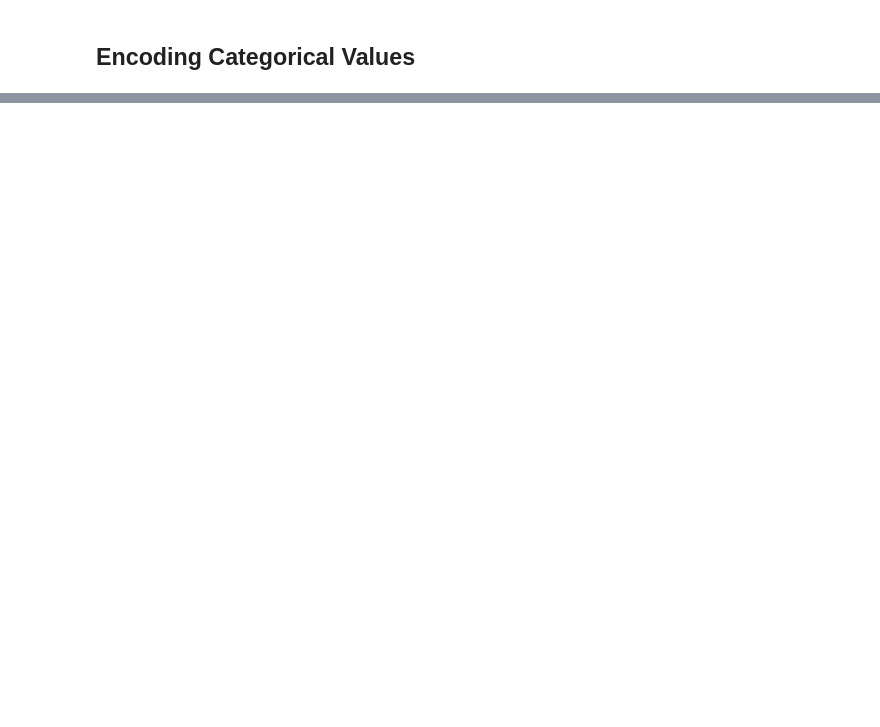
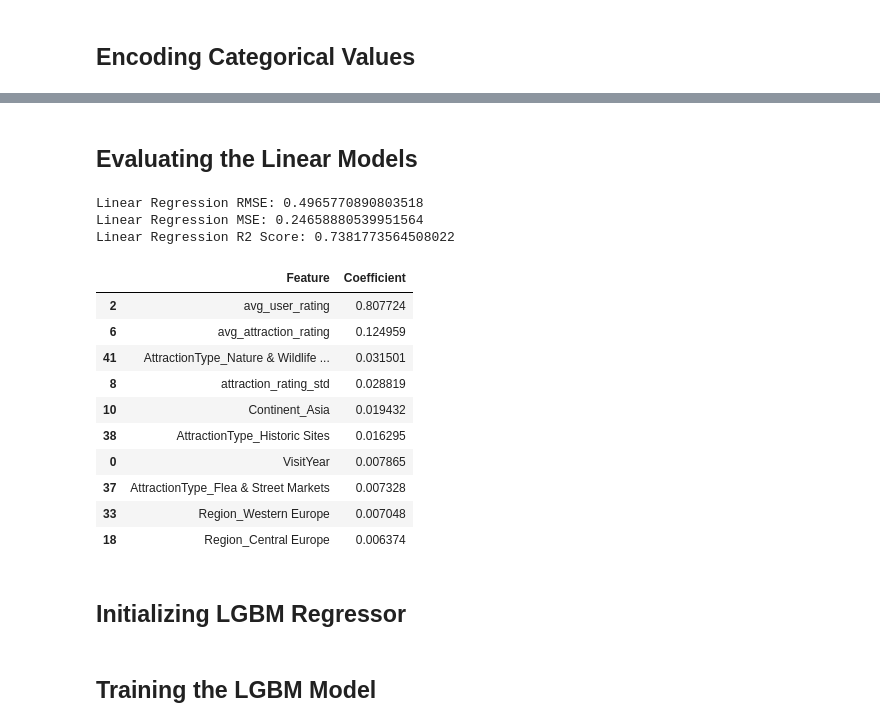
Before and after one commit to shabbu8111999/Tourism_Experience_Analytics, a Jupyter notebook: jupyter/Tourism_Experience.ipynb, the cells around one changed output, grey strips where cells are left out. Saved outputs shown, nothing was run; the diff lists cells and outputs as text; code cells hidden in the pictures; blank space fills up the shorter version.

```diff
--- a/jupyter/Tourism_Experience.ipynb
+++ b/jupyter/Tourism_Experience.ipynb
@@ -1112,0 +1238,3 @@ clean_df.shape
+# %%
+y = clean_df['Rating']
+X = clean_df.drop(columns=['Rating', 'VisitMode_encoded', 'VisitMode'])
@@ -1112,0 +1243,7 @@ clean_df.shape
+# %%
+X_train, X_test, y_train, y_test = train_test_split(
+    X,
+    y,
+    test_size=0.2,
+    random_state=42
+)
@@ -1112,0 +1256,5 @@ clean_df.shape
+# %%
+scaler = StandardScaler()
+
+X_train_scaled = scaler.fit_transform(X_train)
+X_test_scaled = scaler.transform(X_test)
@@ -1112,0 +1291,40 @@ clean_df.shape
+# %% [markdown]
+## Evaluating the Linear Models
+# %%
+# calculating RMSE
+rmse = np.sqrt(mean_squared_error(y_test, y_pred))
+
+# calculating MSE
+mse = mean_squared_error(y_test, y_pred)
+
+# calculating R2 score
+r2 = r2_score(y_test, y_pred)
+
+print("Linear Regression RMSE:", rmse)
+print("Linear Regression MSE:", mse)
+print("Linear Regression R2 Score:", r2)
+# %% [output]
+Linear Regression RMSE: 0.4965770890803518
+Linear Regression MSE: 0.24658880539951564
+Linear Regression R2 Score: 0.7381773564508022
+# %%
+coefficients = pd.DataFrame({
+    "Feature": X.columns,
+    "Coefficient": lr_model.coef_
+})
+
+coefficients.sort_values(by="Coefficient", ascending=False).head(10)
+# %% [output]
+|  | Feature | Coefficient |
+| 2 | avg_user_rating | 0.807724 |
+| 6 | avg_attraction_rating | 0.124959 |
+| 41 | AttractionType_Nature & Wildlife ... | 0.031501 |
+| 8 | attraction_rating_std | 0.028819 |
+| 10 | Continent_Asia | 0.019432 |
+| 38 | AttractionType_Historic Sites | 0.016295 |
+| 0 | VisitYear | 0.007865 |
+| 37 | AttractionType_Flea & Street Markets | 0.007328 |
+| 33 | Region_Western Europe | 0.007048 |
+| 18 | Region_Central Europe | 0.006374 |
+# %% [markdown]
+## Initializing LGBM Regressor
@@ -1112,0 +1339,2 @@ clean_df.shape
+# %% [markdown]
+## Training the LGBM Model
```
Also changed, not shown: parts of 56 cells of this notebook.
